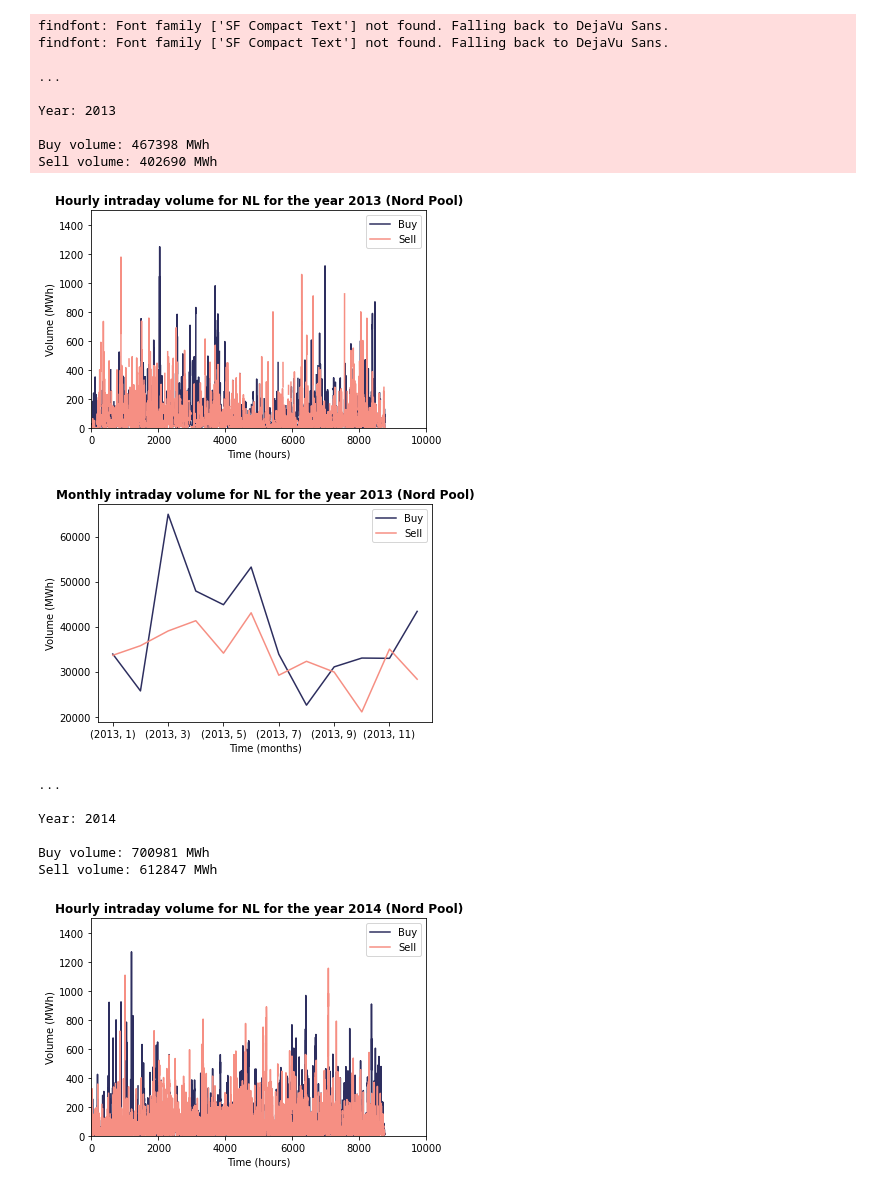
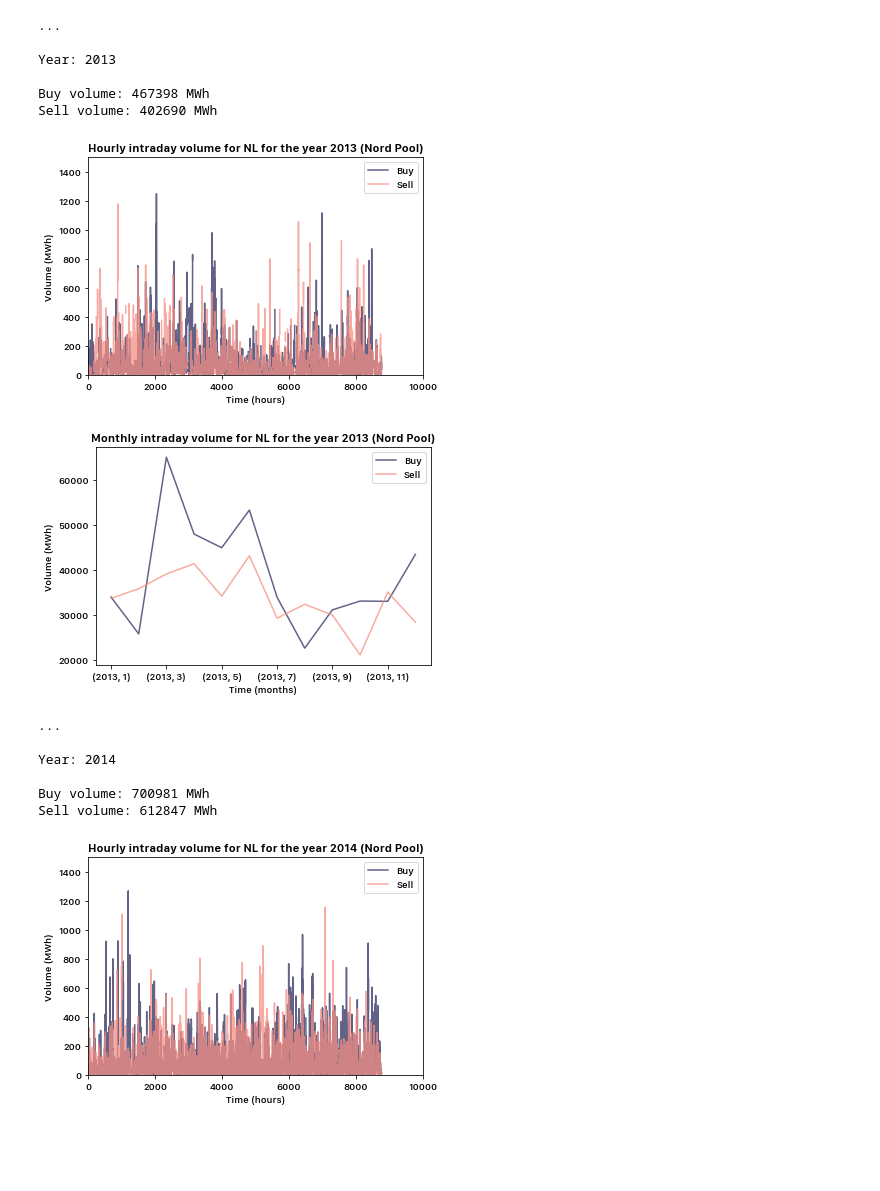
Before and after one commit to timovijn/ElectricityPriceForecasting, a Jupyter notebook: Elbas volumes/nordpool.ipynb, the cells around one changed output. Drawn from its saved outputs; the diff is of its cells as text; code cells hidden in the pictures; blank space fills up the shorter version.

```diff
--- a/Elbas volumes/nordpool.ipynb
+++ b/Elbas volumes/nordpool.ipynb
@@ -62,7 +62,7 @@ for y in years:
     print(colored(f'Sell volume: {int(round(sell[i]))} MWh', 'blue'))
     print('')
 
-    df[['Buy','Sell']].plot(legend=True)
+    df[['Buy','Sell']].plot(legend=True, alpha = 0.75)
     # df.plot(df.index, df['Buy'], legend=True)
     plt.title(f'Hourly intraday volume for {country} for the year {y} (Nord Pool)')
     plt.xlim(0,10000)
@@ -71,43 +71,40 @@ for y in years:
     plt.ylabel(r'Volume (MWh)')
     plt.show()
 
-    df_group[['Buy','Sell']].plot(legend=True)
+    df_group[['Buy','Sell']].plot(legend=True, alpha = 0.75)
     plt.title(f'Monthly intraday volume for {country} for the year {y} (Nord Pool)')
     # plt.xlim(0,50)
     # plt.ylim(0, 1500)
     plt.xlabel(r'Time (months)')
     plt.ylabel(r'Volume (MWh)')
     plt.show()
 
     # dfo = dfo.append(df_group, ignore_index = True)
     dfo = dfo.append(df_group, ignore_index = False)
     breaks.append(len(dfo))
 
 print('')
 print(colored('...','white'))
 print('')
 print(colored(f'Period: {years[0]}–{years[-1]}', 'blue'))
 print(colored(f'Buy volume: {int(round(sum(buy)))} MWh', 'blue'))
 print(colored(f'Sell volume: {int(round(sum(sell)))} MWh', 'blue'))
 print('')
 print(colored('...','white'))
 print('')
 # %% [output]
-findfont: Font family ['SF Compact Text'] not found. Falling back to DejaVu Sans.
-findfont: Font family ['SF Compact Text'] not found. Falling back to DejaVu Sans.
-
 ...
 
 Year: 2013
 
 Buy volume: 467398 MWh
 Sell volume: 402690 MWh
-[figure, old version]
+[figure, new version]
-[figure, old version]
+[figure, new version]
 ...
 
 Year: 2014
 
 Buy volume: 700981 MWh
 Sell volume: 612847 MWh
-[figure, old version]
+[figure, new version]
```
Also changed, not shown: parts of 2 cells of this notebook.
